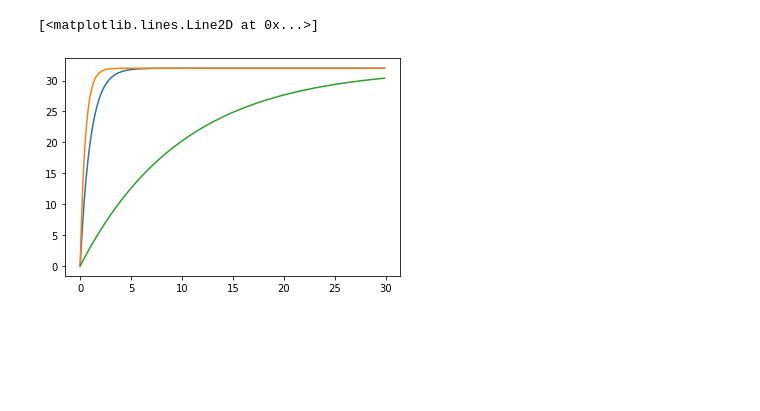
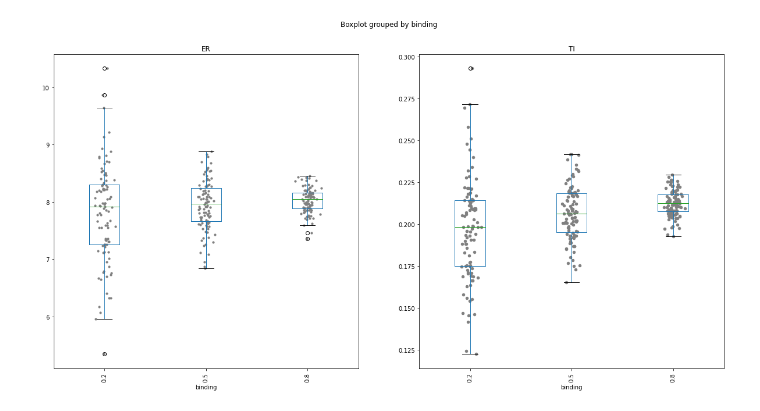
Before and after one commit to sophietheis/KineticAnalysis, a Jupyter notebook: notebook/Synthetic_datas.ipynb, the cells around one changed output. Cells and saved outputs as stored; diff of their text form; code cells hidden in the pictures; blank space fills up the shorter version.

```diff
--- a/notebook/Synthetic_datas.ipynb
+++ b/notebook/Synthetic_datas.ipynb
@@ -134,22 +187,0 @@ print(np.mean(ER), np.mean(TI))
-# %%
-k = 1
-fluo_max = 32
-x = np.arange(30, step=0.1)
-y = fluo_max - fluo_max * np.exp(-k * x)
-
-fig, ax = plt.subplots()
-ax.plot(x, y)
-k = 2
-fluo_max = 32
-x = np.arange(30, step=0.1)
-y = fluo_max - fluo_max * np.exp(-k * x)
-ax.plot(x, y)
-
-k = 0.1
-fluo_max = 32
-x = np.arange(30, step=0.1)
-y = fluo_max - fluo_max * np.exp(-k * x)
-ax.plot(x, y)
-# %% [output]
-[<matplotlib.lines.Line2D at 0x...>]
-[figure, removed]
@@ -155,0 +250,44 @@ ax.plot(x, y)
+# %%
+fig, ax = plt.subplots(1,2)
+result.boxplot(['ER'] ,
+               by='binding',
+               grid=False,
+               ax = ax[0],
+               rot=90,
+              )
+
+result.boxplot([ 'TI'] ,
+               by='binding',
+               grid=False,
+               ax = ax[1],
+               rot=90
+               )
+
+group = 'binding'
+column = 'ER'
+grouped = result.groupby(group)
+names, vals, xs = [], [] ,[]
+for i, (name, subdf) in enumerate(grouped):
+    names.append(name)
+    vals.append(subdf[column].tolist())
+    xs.append(np.random.normal(i+1, 0.04, subdf.shape[0]))
+clevels = np.linspace(0., 1., len(grouped))
+for x, val, clevel in zip(xs, vals, clevels):
+    ax[0].scatter(x, val, c='grey', alpha=1, s=10)
+
+group = 'binding'
+column = 'TI'
+grouped = result.groupby(group)
+names, vals, xs = [], [] ,[]
+for i, (name, subdf) in enumerate(grouped):
+    names.append(name)
+    vals.append(subdf[column].tolist())
+    xs.append(np.random.normal(i+1, 0.04, subdf.shape[0]))
+clevels = np.linspace(0., 1., len(grouped))
+for x, val, clevel in zip(xs, vals, clevels):
+    ax[1].scatter(x, val, c='grey', alpha=1, s=20)
+
+# ax[1].set_ylim(0,250)
+fig.set_size_inches((20,10))
+# %% [output]
+[figure, added]
```
Also changed, not shown: parts of 11 cells of this notebook, 4 other files.
